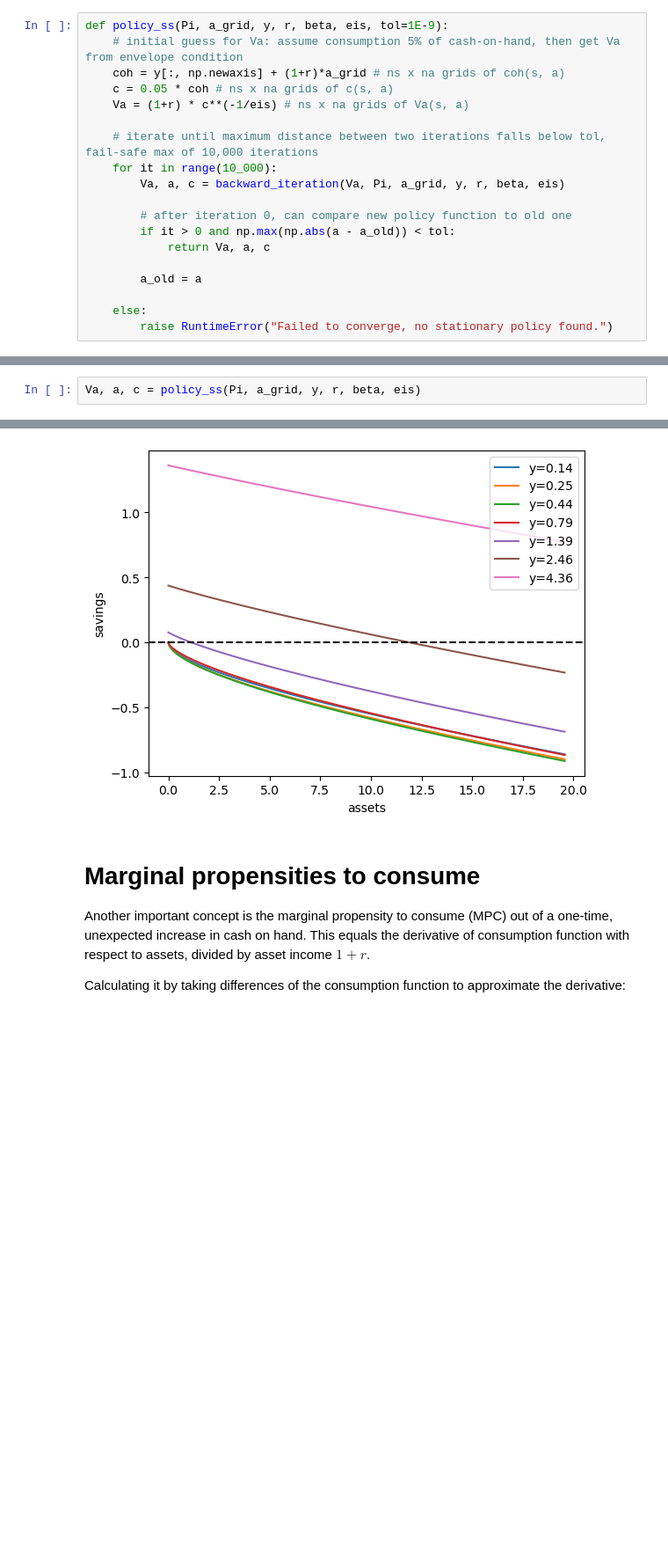
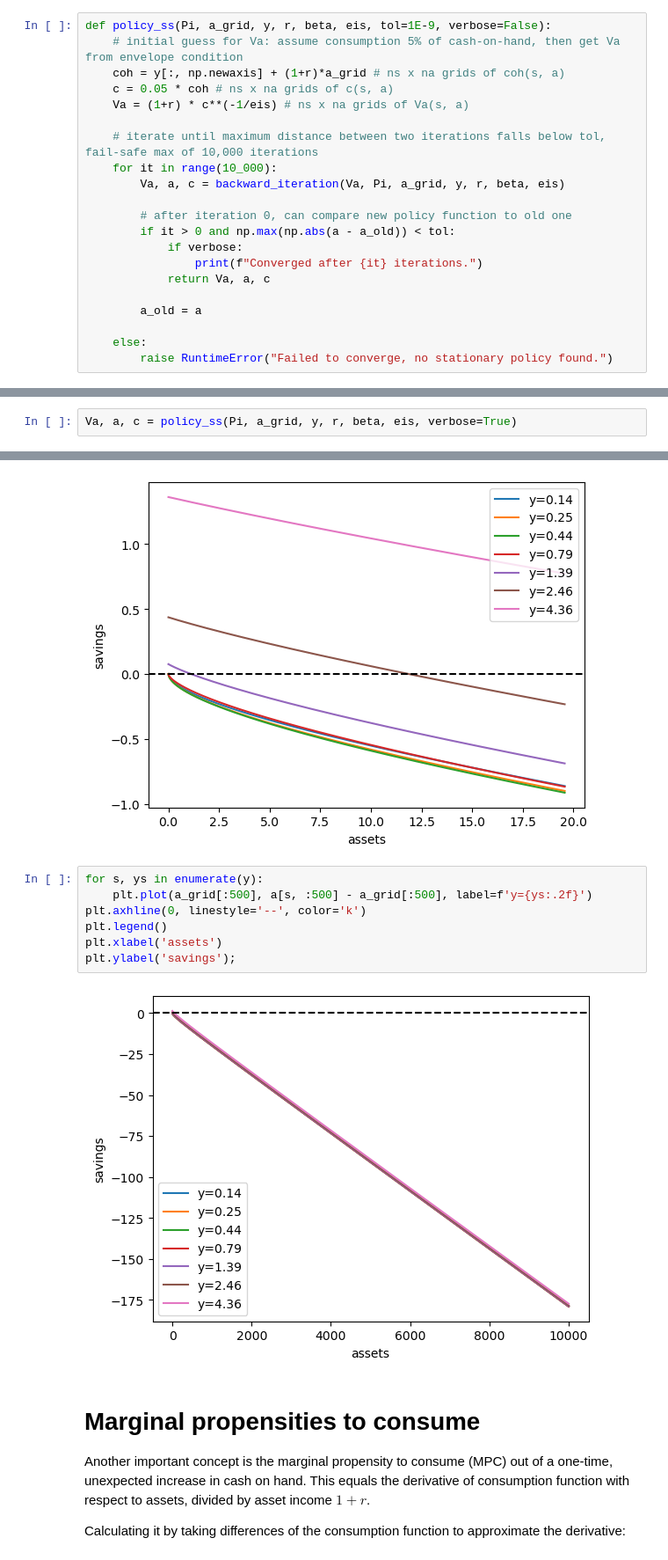
Before and after one commit to wendingliu/nber-workshop-2022, a Jupyter notebook: Lectures/Lecture 1 Standard Incomplete Markets Steady State.ipynb, the cells around one changed output, grey strips where cells are left out. Shown at 88% size. Saved outputs shown, nothing was run; the diff lists cells and outputs as text; blank space fills up the shorter version.

```diff
--- a/Lectures/Lecture 1 Standard Incomplete Markets Steady State.ipynb
+++ b/Lectures/Lecture 1 Standard Incomplete Markets Steady State.ipynb
@@ -470,7 +484,7 @@ For now we try:
 - terminate backward iteration once the max distance between the asset policy function on two successive iterations falls below some tolerance, say $10^{-9}$
     * (also max number of iterations, say 10,000, as a fail-safe so that the computer doesn't run forever if it isn't converging)
 # %%
-def policy_ss(Pi, a_grid, y, r, beta, eis, tol=1E-9):
+def policy_ss(Pi, a_grid, y, r, beta, eis, tol=1E-9, verbose=False):
     # initial guess for Va: assume consumption 5% of cash-on-hand, then get Va from envelope condition
     coh = y[:, np.newaxis] + (1+r)*a_grid # ns x na grids of coh(s, a)
     c = 0.05 * coh # ns x na grids of c(s, a)
@@ -482,6 +496,8 @@ def policy_ss(Pi, a_grid, y, r, beta, eis, tol=1E-9):
 
         # after iteration 0, can compare new policy function to old one
         if it > 0 and np.max(np.abs(a - a_old)) < tol:
+            if verbose:
+                print(f"Converged after {it} iterations.")
             return Va, a, c
 
         a_old = a
@@ -505,4 +542,4 @@ eis = 1
 # %% [markdown]
 Solve for steady-state policies:
 # %%
-Va, a, c = policy_ss(Pi, a_grid, y, r, beta, eis)
+Va, a, c = policy_ss(Pi, a_grid, y, r, beta, eis, verbose=True)
@@ -551,6 +590,15 @@ plt.xlabel('assets')
 plt.ylabel('savings');
 # %% [output]
 [figure]
+# %%
+for s, ys in enumerate(y):
+    plt.plot(a_grid[:500], a[s, :500] - a_grid[:500], label=f'y={ys:.2f}')
+plt.axhline(0, linestyle='--', color='k')
+plt.legend()
+plt.xlabel('assets')
+plt.ylabel('savings');
+# %% [output]
+[figure, added]
 # %% [markdown]
 # Marginal propensities to consume
 Another important concept is the marginal propensity to consume (MPC) out of a one-time, unexpected increase in cash on hand. This equals the derivative of consumption function with respect to assets, divided by asset income $1+r$.
```
Also changed, not shown: parts of 11 cells of this notebook, 1 other file.
